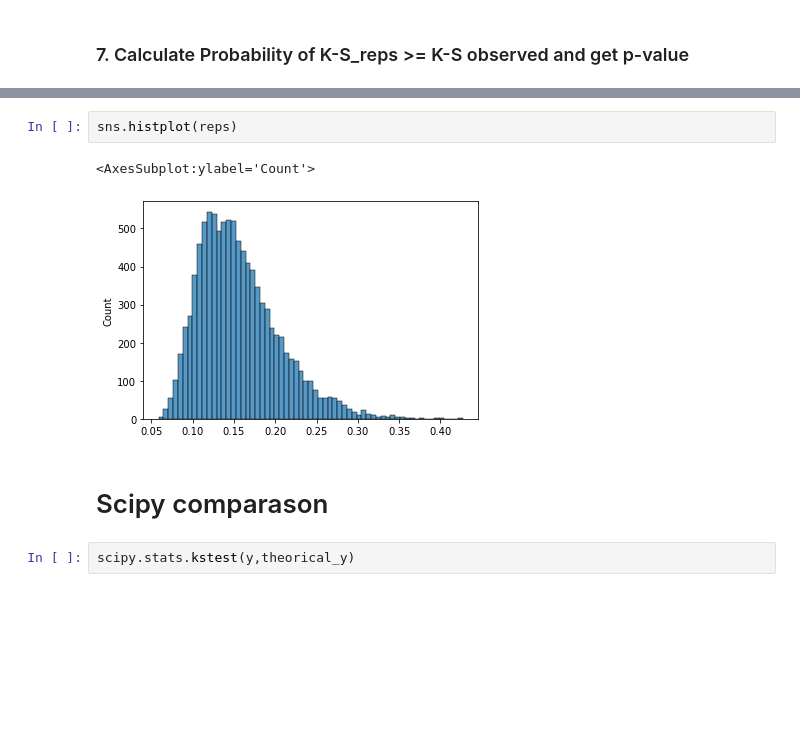
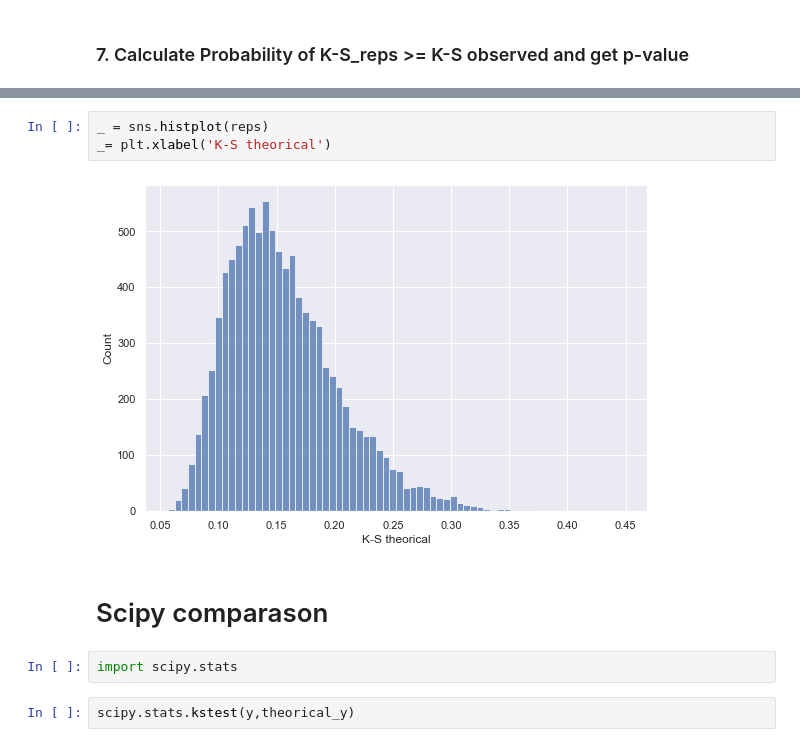
Before and after one commit to filipeaguiarrod/vesuvio_eruptions, a Jupyter notebook: 02_EDA.ipynb, the cells around one changed output, grey strips where cells are left out. Drawn from its saved outputs; the diff is of its cells as text; blank space fills up the shorter version.

```diff
--- a/02_EDA.ipynb
+++ b/02_EDA.ipynb
@@ -406,10 +416,12 @@ p = 0.6664
-# %%
-sns.histplot(reps)
-# %% [output]
-<AxesSubplot:ylabel='Count'>
-[figure, removed]
+# %%
+_ = sns.histplot(reps)
+_= plt.xlabel('K-S theorical')
+# %% [output]
+[figure, added]
 # %% [markdown]
 # Scipy comparason
+# %%
+import scipy.stats
 # %%
 scipy.stats.kstest(y,theorical_y)
 # %% [output]
```
Also changed, not shown: parts of 12 cells of this notebook, 2 other files.
